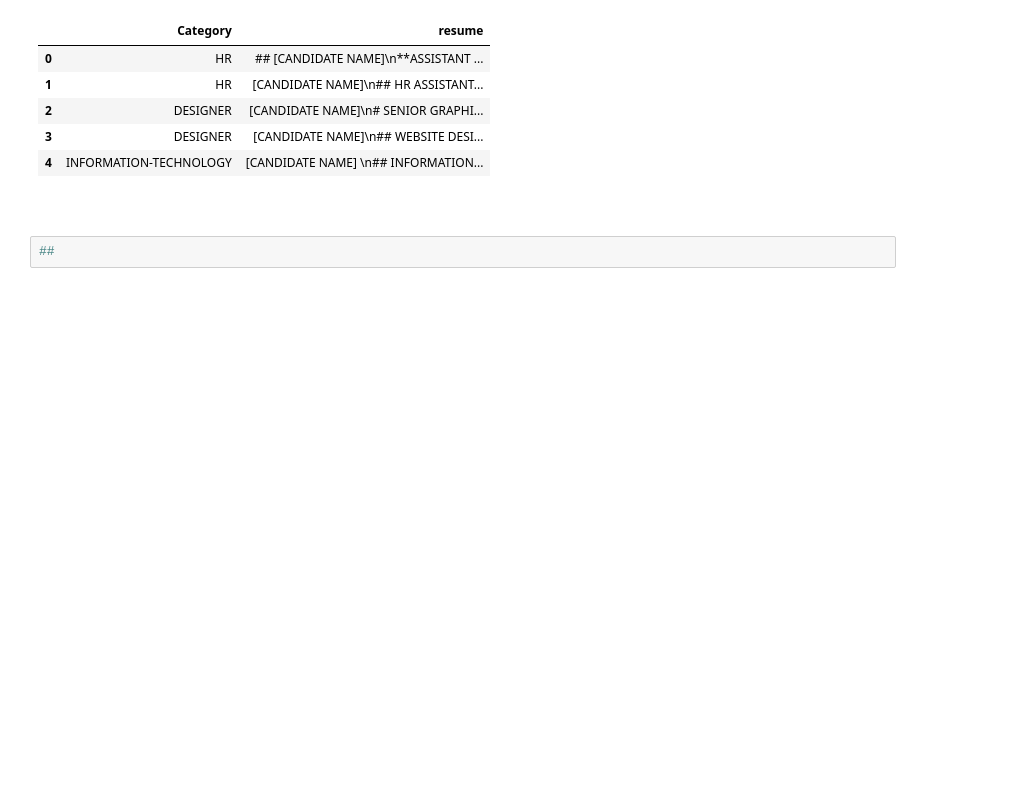
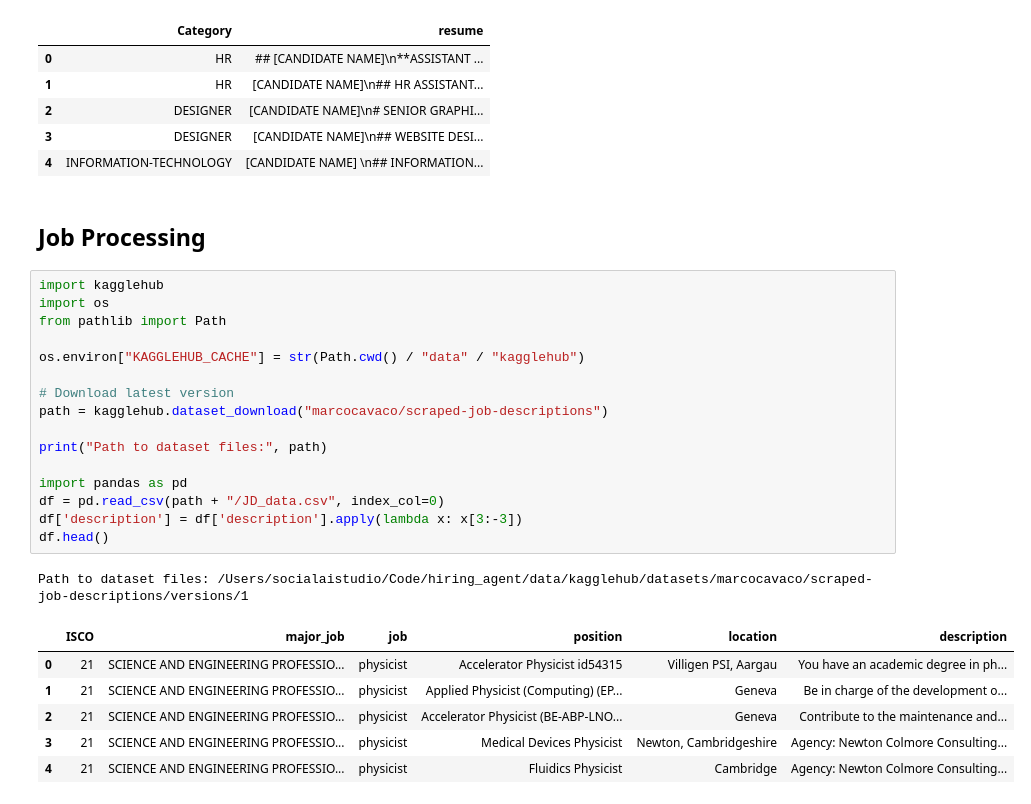
Before and after one commit to shirsho-12/hiring_agent, a Jupyter notebook: agent.ipynb, the cells around one changed output. Drawn from its saved outputs; the diff is of its cells as text; blank space fills up the shorter version.

Commit message:
Add job processing pipeline

```diff
--- a/agent.ipynb
+++ b/agent.ipynb
@@ -205,6 +142,28 @@ resume_df.head()
 | 3 | DESIGNER | [CANDIDATE NAME]\n## WEBSITE DESI... |
 | 4 | INFORMATION-TECHNOLOGY | [CANDIDATE NAME] \n## INFORMATION... |
 # %% [markdown]
-##
+## Job Processing
 # %%
-##
+import kagglehub
+import os
+from pathlib import Path
+
+os.environ["KAGGLEHUB_CACHE"] = str(Path.cwd() / "data" / "kagglehub")
+
+# Download latest version
+path = kagglehub.dataset_download("marcocavaco/scraped-job-descriptions")
+
+print("Path to dataset files:", path)
+
+import pandas as pd
+df = pd.read_csv(path + "/JD_data.csv", index_col=0)
+df['description'] = df['description'].apply(lambda x: x[3:-3])
+df.head()
+# %% [output]
+Path to dataset files: /Users/socialaistudio/Code/hiring_agent/data/kagglehub/datasets/marcocavaco/scraped-job-descriptions/versions/1
+|  | ISCO | major_job | job | position | location | description |
+| 0 | 21 | SCIENCE AND ENGINEERING PROFESSIO... | physicist | Accelerator Physicist id54315 | Villigen PSI, Aargau | You have an academic degree in ph... |
+| 1 | 21 | SCIENCE AND ENGINEERING PROFESSIO... | physicist | Applied Physicist (Computing) (EP... | Geneva | Be in charge of the development o... |
+| 2 | 21 | SCIENCE AND ENGINEERING PROFESSIO... | physicist | Accelerator Physicist (BE-ABP-LNO... | Geneva | Contribute to the maintenance and... |
+| 3 | 21 | SCIENCE AND ENGINEERING PROFESSIO... | physicist | Medical Devices Physicist | Newton, Cambridgeshire | Agency: Newton Colmore Consulting... |
+| 4 | 21 | SCIENCE AND ENGINEERING PROFESSIO... | physicist | Fluidics Physicist | Cambridge | Agency: Newton Colmore Consulting... |
```
Also changed, not shown: parts of 16 cells of this notebook, 6 other files.
